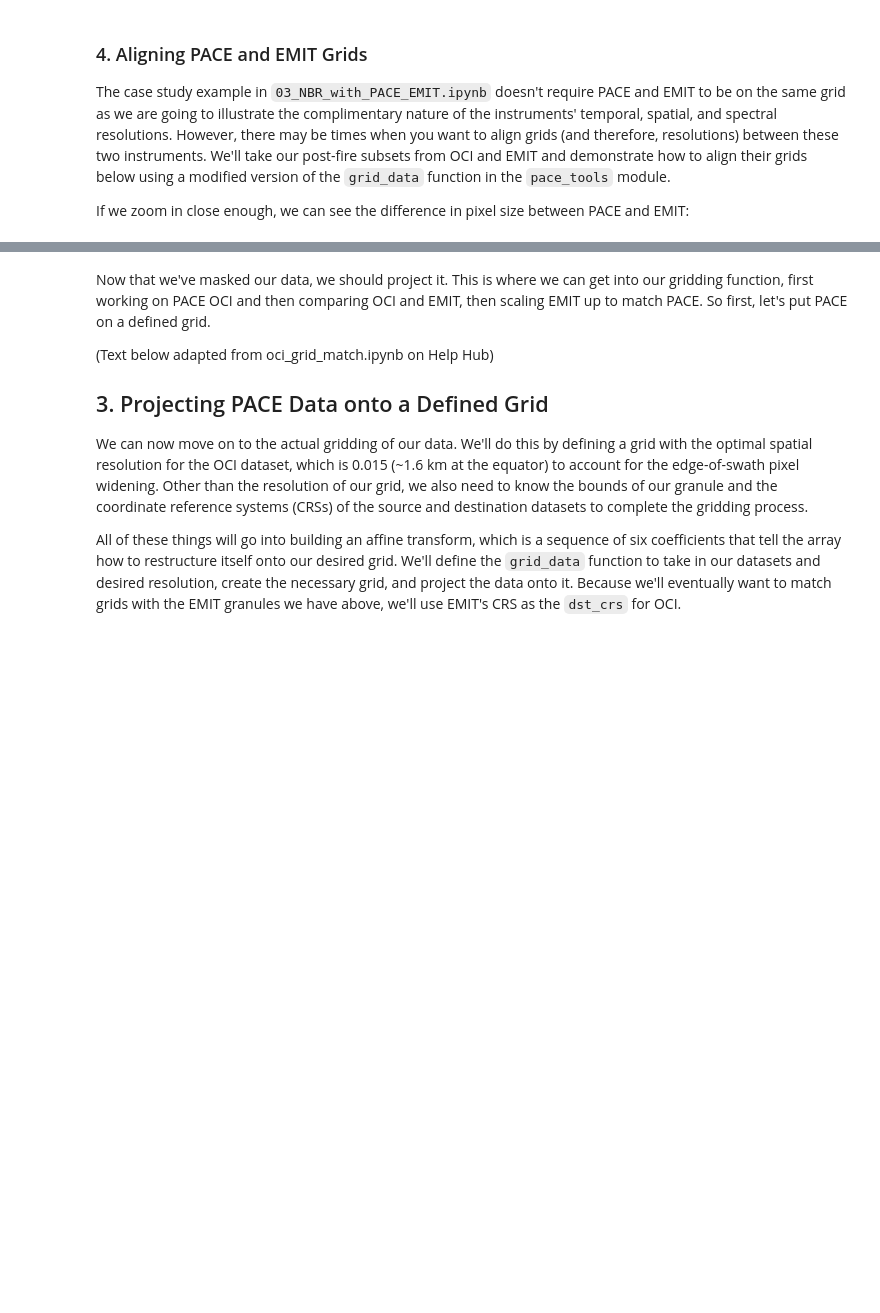
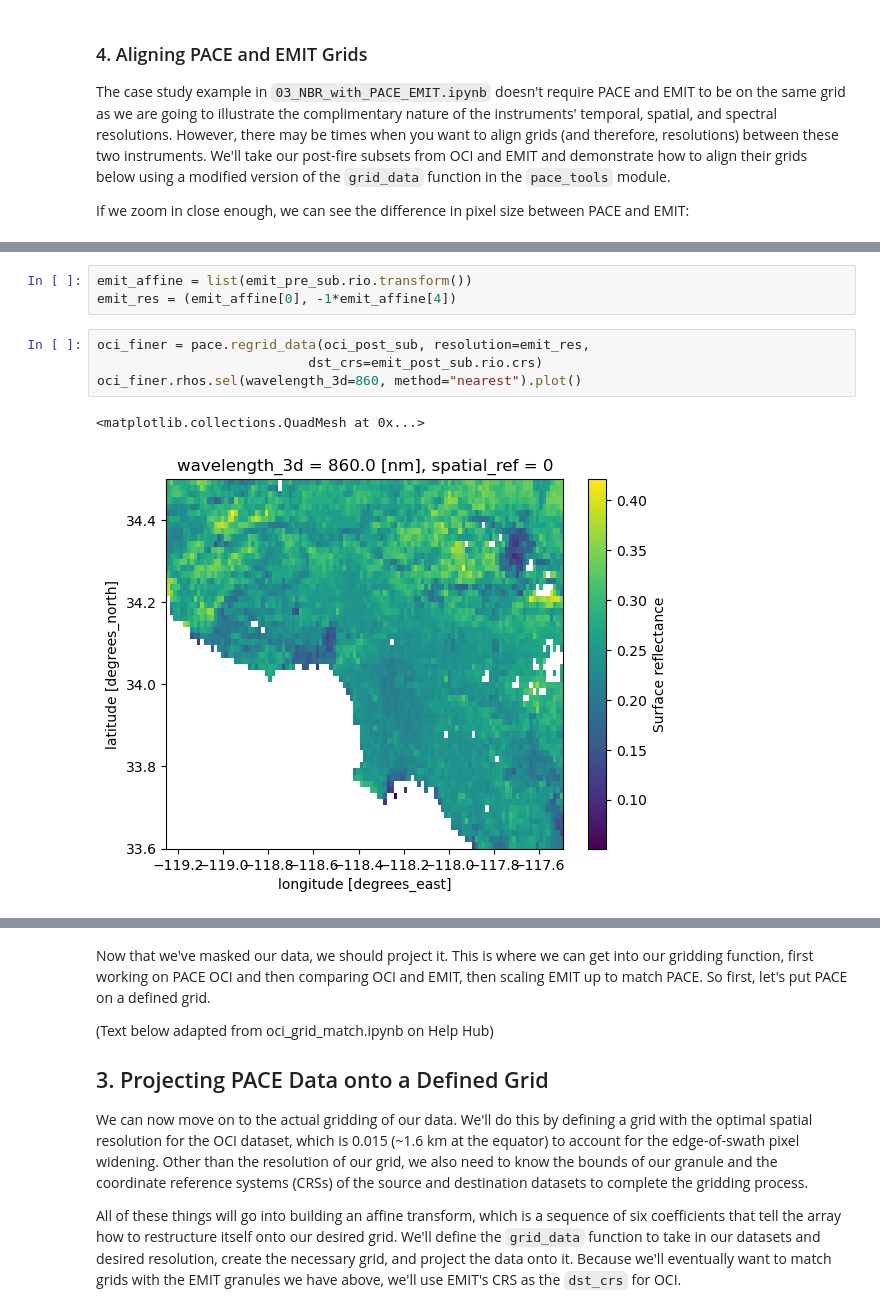
Before and after one commit to skyecaplan/pace_tutorials, a Jupyter notebook: pace_emit/02_Align_PACE_EMIT_Grids.ipynb, the cells around one changed output, grey strips where cells are left out. Drawn from its saved outputs; the diff is of its cells as text; blank space fills up the shorter version.

```diff
--- a/pace_emit/02_Align_PACE_EMIT_Grids.ipynb
+++ b/pace_emit/02_Align_PACE_EMIT_Grids.ipynb
@@ -269,0 +270,10 @@ Let's regrid the PACE data to a finer resolution and see what this means.
+# %%
+emit_affine = list(emit_pre_sub.rio.transform())
+emit_res = (emit_affine[0], -1*emit_affine[4])
+# %%
+oci_finer = pace.regrid_data(oci_post_sub, resolution=emit_res,
+                           dst_crs=emit_post_sub.rio.crs)
+oci_finer.rhos.sel(wavelength_3d=860, method="nearest").plot()
+# %% [output]
+<matplotlib.collections.QuadMesh at 0x...>
+[figure, added]
```
Also changed, not shown: parts of 8 cells of this notebook.
